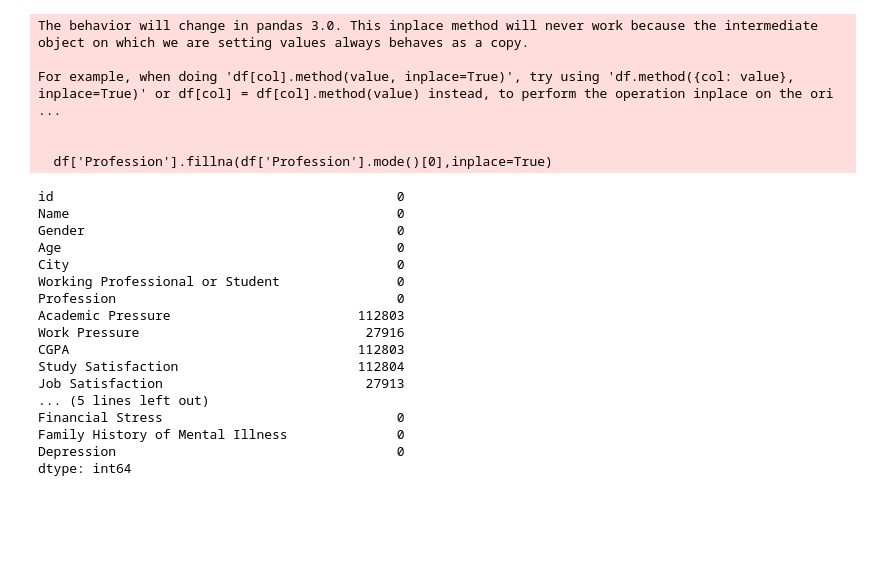
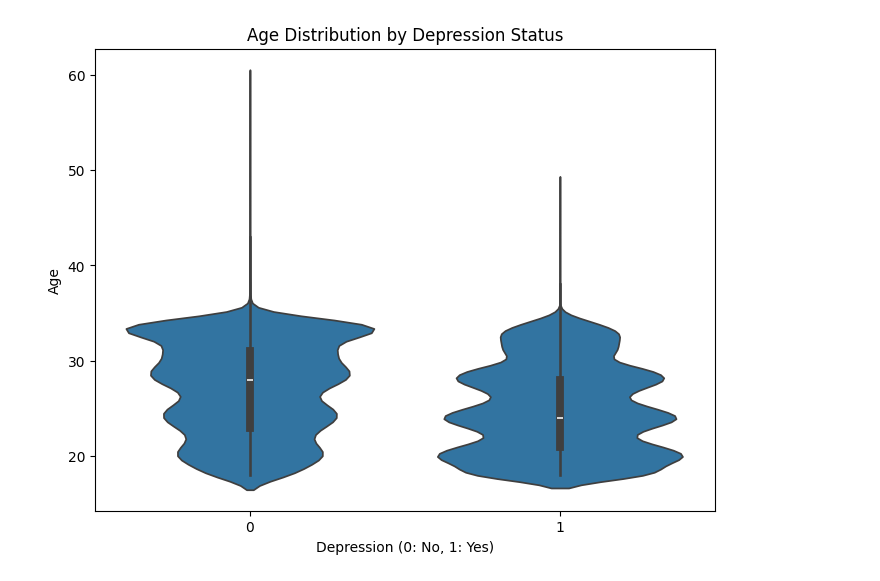
Before and after one commit to nakulmanoj/depression-predictor, a Jupyter notebook: notebooks/pre-processing.ipynb, the cells around one changed output. Drawn from its saved outputs; the diff is of its cells as text; code cells hidden in the pictures; blank space fills up the shorter version.

```diff
--- a/notebooks/pre-processing.ipynb
+++ b/notebooks/pre-processing.ipynb
@@ -67,37 +68,12 @@ Depression                                    0
 dtype: int64
-# %%
-df.dropna(subset=['Dietary Habits','Degree','Financial Stress'],inplace=True)
-# %%
-df.loc[df['Working Professional or Student']=='Working Professional',['Academic Pressure','CGPA','Study Satisfaction']]=np.nan
-df.loc[df['Working Professional or Student']=='Student',['Work Pressure','Job Satisfaction']]=np.nan
-df.loc[df['Working Professional or Student']=='Student',['Profession']]='Not Applicable'
-df['Profession'].fillna(df['Profession'].mode()[0],inplace=True)
-# %% [output]
-The behavior will change in pandas 3.0. This inplace method will never work because the intermediate object on which we are setting values always behaves as a copy.
-
-For example, when doing 'df[col].method(value, inplace=True)', try using 'df.method({col: value}, inplace=True)' or df[col] = df[col].method(value) instead, to perform the operation inplace on the ori ...
-
-
-  df['Profession'].fillna(df['Profession'].mode()[0],inplace=True)
-# %%
-df['Profession'].fillna(df['Profession'].mode()[0],inplace=True)
-# %%
-df.isnull().sum()
-# %% [output]
-id                                            0
-Name                                          0
-Gender                                        0
-Age                                           0
-City                                          0
-Working Professional or Student               0
-Profession                                    0
-Academic Pressure                        112803
-Work Pressure                             27916
-CGPA                                     112803
-Study Satisfaction                       112804
-Job Satisfaction                          27913
-... (5 lines left out)
-Financial Stress                              0
-Family History of Mental Illness              0
-Depression                                    0
-dtype: int64
+# %%
+df.dropna(subset=['Academic Pressure','CGPA','Study Satisfaction','Dietary Habits','Financial Stress'], inplace=True)
+# %%
+plt.figure(figsize=(8, 6))
+sns.violinplot(data=df, x='Depression', y='Age')
+plt.title('Age Distribution by Depression Status')
+plt.xlabel('Depression (0: No, 1: Yes)')
+plt.ylabel('Age')
+plt.show()
+# %% [output]
+[figure, added]
```
Also changed, not shown: parts of 15 cells of this notebook.
